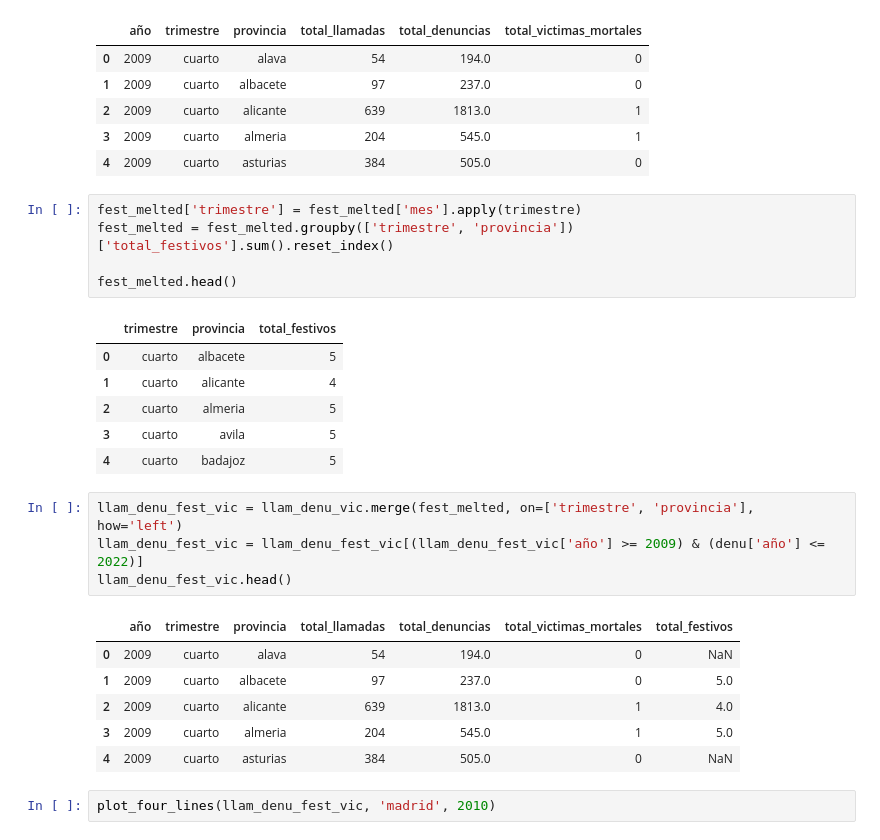
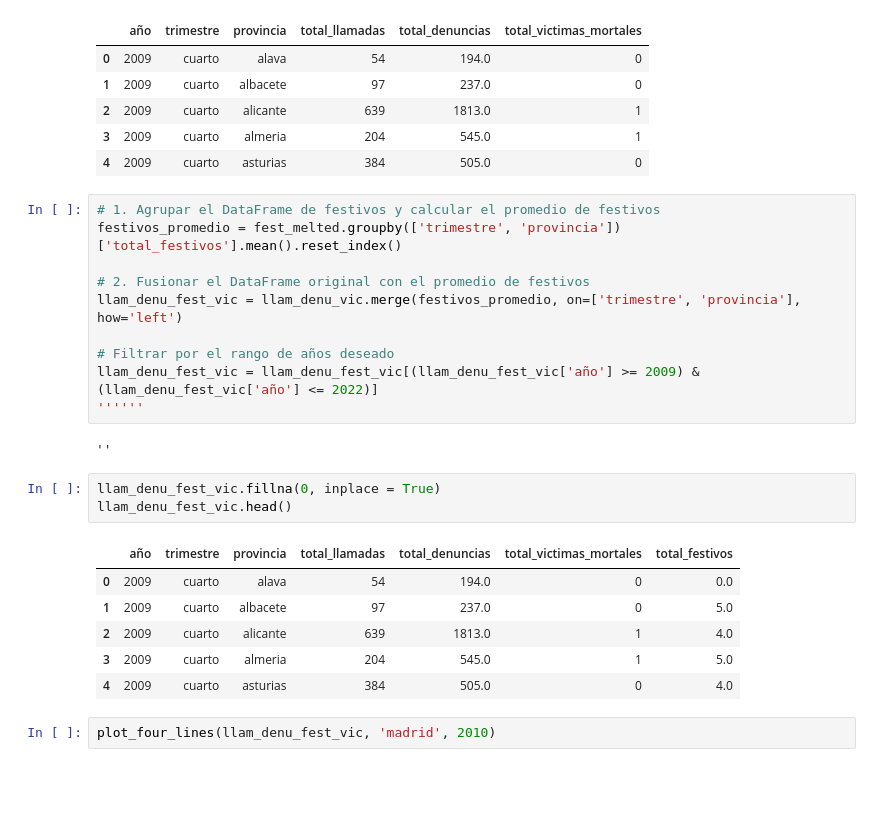
Before and after one commit to NoeRoson/Final_project, a Jupyter notebook: notebooks/graficos.ipynb, the cells around one changed output. Drawn from its saved outputs; the diff is of its cells as text; blank space fills up the shorter version.

```diff
--- a/notebooks/graficos.ipynb
+++ b/notebooks/graficos.ipynb
@@ -371,29 +401,28 @@ llam_denu_vic.head()
 | 2 | 2009 | cuarto | alicante | 639 | 1813.0 | 1 |
 | 3 | 2009 | cuarto | almeria | 204 | 545.0 | 1 |
 | 4 | 2009 | cuarto | asturias | 384 | 505.0 | 0 |
-# %%
-fest_melted['trimestre'] = fest_melted['mes'].apply(trimestre)
-fest_melted = fest_melted.groupby(['trimestre', 'provincia'])['total_festivos'].sum().reset_index()
-
-fest_melted.head()
-# %% [output]
-|  | trimestre | provincia | total_festivos |
-| 0 | cuarto | albacete | 5 |
-| 1 | cuarto | alicante | 4 |
-| 2 | cuarto | almeria | 5 |
-| 3 | cuarto | avila | 5 |
-| 4 | cuarto | badajoz | 5 |
-# %%
-llam_denu_fest_vic = llam_denu_vic.merge(fest_melted, on=['trimestre', 'provincia'], how='left')
-llam_denu_fest_vic = llam_denu_fest_vic[(llam_denu_fest_vic['año'] >= 2009) & (denu['año'] <= 2022)]
-llam_denu_fest_vic.head()
-# %% [output]
-|  | año | trimestre | provincia | total_llamadas | total_denuncias | total_victimas_mortales | total_festivos |
-| 0 | 2009 | cuarto | alava | 54 | 194.0 | 0 | NaN |
-| 1 | 2009 | cuarto | albacete | 97 | 237.0 | 0 | 5.0 |
-| 2 | 2009 | cuarto | alicante | 639 | 1813.0 | 1 | 4.0 |
-| 3 | 2009 | cuarto | almeria | 204 | 545.0 | 1 | 5.0 |
-| 4 | 2009 | cuarto | asturias | 384 | 505.0 | 0 | NaN |
+# %%
+# 1. Agrupar el DataFrame de festivos y calcular el promedio de festivos
+festivos_promedio = fest_melted.groupby(['trimestre', 'provincia'])['total_festivos'].mean().reset_index()
+
+# 2. Fusionar el DataFrame original con el promedio de festivos
+llam_denu_fest_vic = llam_denu_vic.merge(festivos_promedio, on=['trimestre', 'provincia'], how='left')
+
+# Filtrar por el rango de años deseado
+llam_denu_fest_vic = llam_denu_fest_vic[(llam_denu_fest_vic['año'] >= 2009) & (llam_denu_fest_vic['año'] <= 2022)]
+''''''
+# %% [output]
+''
+# %%
+llam_denu_fest_vic.fillna(0, inplace = True)
+llam_denu_fest_vic.head()
+# %% [output]
+|  | año | trimestre | provincia | total_llamadas | total_denuncias | total_victimas_mortales | total_festivos |
+| 0 | 2009 | cuarto | alava | 54 | 194.0 | 0 | 0.0 |
+| 1 | 2009 | cuarto | albacete | 97 | 237.0 | 0 | 5.0 |
+| 2 | 2009 | cuarto | alicante | 639 | 1813.0 | 1 | 4.0 |
+| 3 | 2009 | cuarto | almeria | 204 | 545.0 | 1 | 5.0 |
+| 4 | 2009 | cuarto | asturias | 384 | 505.0 | 0 | 4.0 |
 # %%
 plot_four_lines(llam_denu_fest_vic, 'madrid', 2010)
 # %% [output]
```
Also changed, not shown: parts of 8 cells of this notebook, 4 other files.
